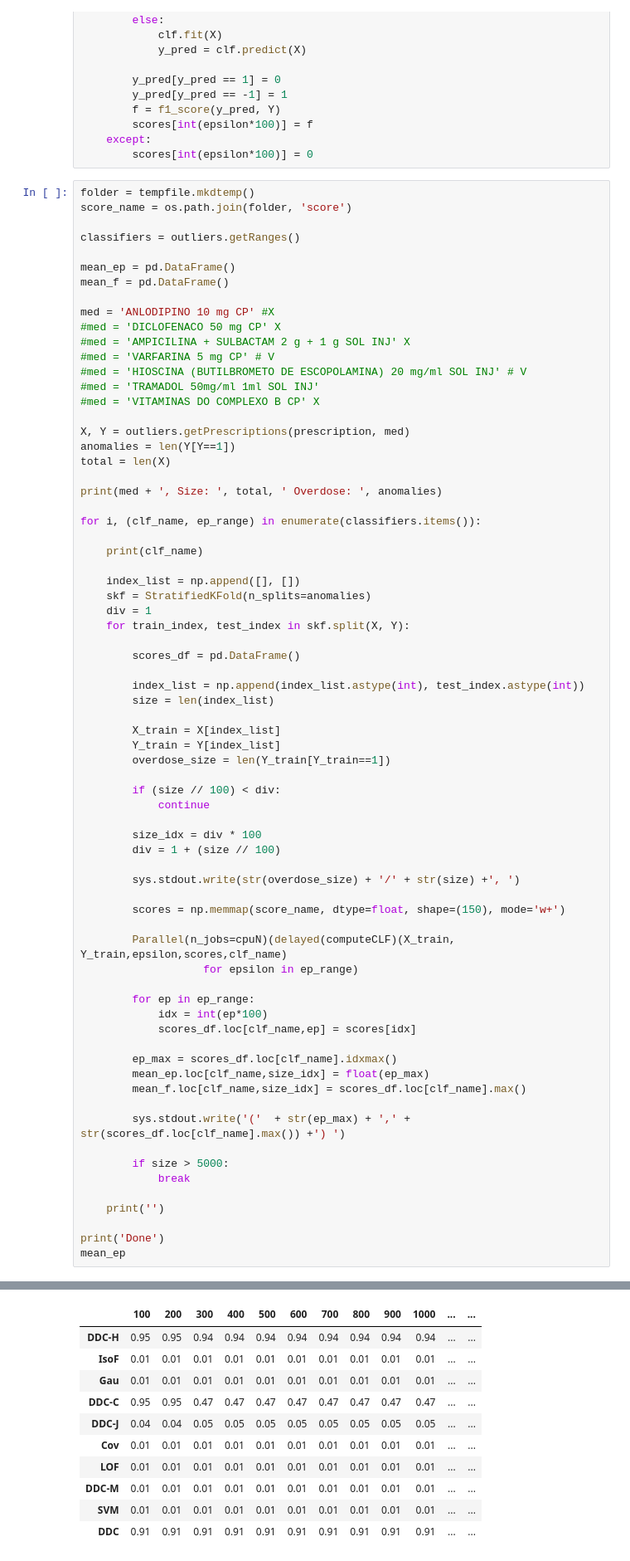
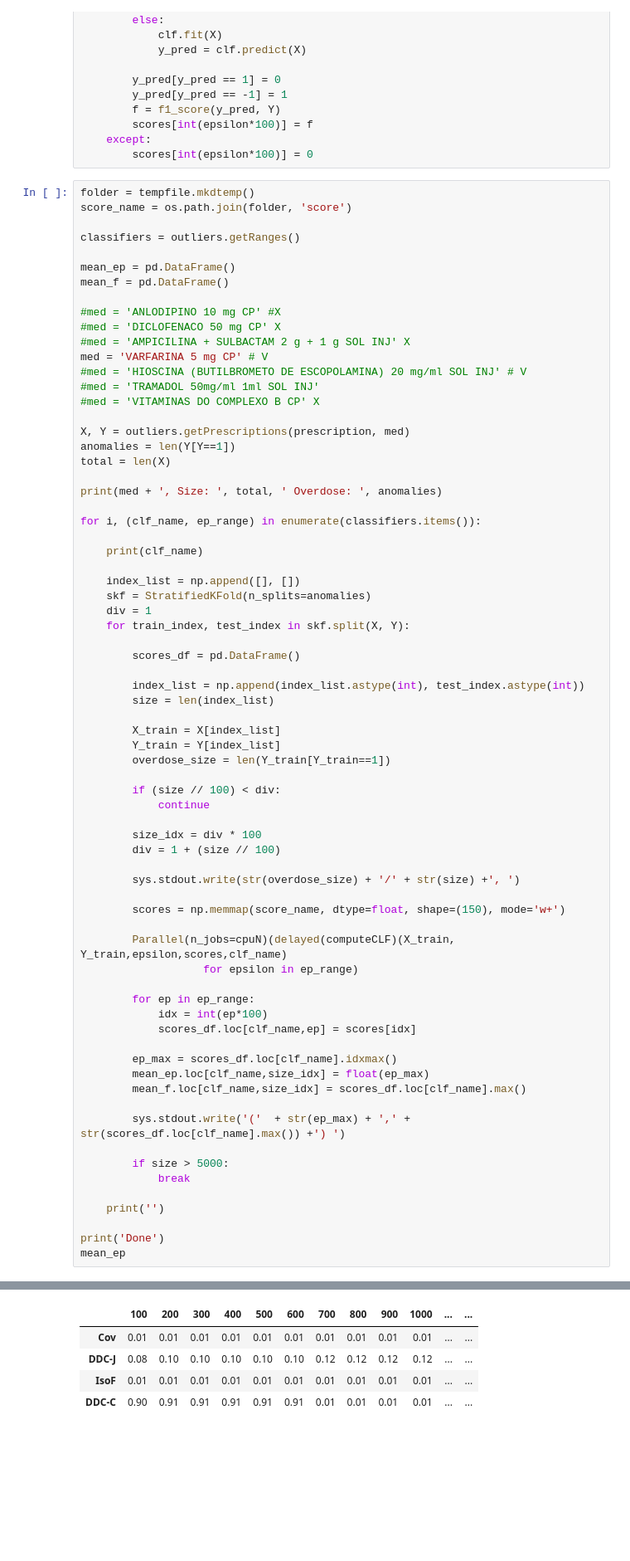
Before and after one commit to nlp-pucrs/prescription-outliers, a Jupyter notebook: paper_exp/Sec_VI_B_epsilon_error_chart.ipynb, the cells around one changed output, grey strips where cells are left out. Shown: that part at 83% size. Drawn from its saved outputs; the diff is of its cells as text; blank space fills up the shorter version.

```diff
--- a/paper_exp/Sec_VI_B_epsilon_error_chart.ipynb
+++ b/paper_exp/Sec_VI_B_epsilon_error_chart.ipynb
@@ -57,10 +57,10 @@ classifiers = outliers.getRanges()
 mean_ep = pd.DataFrame()
 mean_f = pd.DataFrame()
 
-med = 'ANLODIPINO 10 mg CP' #X
+#med = 'ANLODIPINO 10 mg CP' #X
 #med = 'DICLOFENACO 50 mg CP' X
 #med = 'AMPICILINA + SULBACTAM 2 g + 1 g SOL INJ' X
-#med = 'VARFARINA 5 mg CP' # V
+med = 'VARFARINA 5 mg CP' # V
 #med = 'HIOSCINA (BUTILBROMETO DE ESCOPOLAMINA) 20 mg/ml SOL INJ' # V
 #med = 'TRAMADOL 50mg/ml 1ml SOL INJ'
 #med = 'VITAMINAS DO COMPLEXO B CP' X
@@ -139,12 +132,6 @@ DDC
 Done
 |  | 100 | 200 | 300 | 400 | 500 | 600 | 700 | 800 | 900 | 1000 | ... | ... |
-| DDC-H | 0.95 | 0.95 | 0.94 | 0.94 | 0.94 | 0.94 | 0.94 | 0.94 | 0.94 | 0.94 | ... | ... |
+| Cov | 0.01 | 0.01 | 0.01 | 0.01 | 0.01 | 0.01 | 0.01 | 0.01 | 0.01 | 0.01 | ... | ... |
+| DDC-J | 0.08 | 0.10 | 0.10 | 0.10 | 0.10 | 0.10 | 0.12 | 0.12 | 0.12 | 0.12 | ... | ... |
 | IsoF | 0.01 | 0.01 | 0.01 | 0.01 | 0.01 | 0.01 | 0.01 | 0.01 | 0.01 | 0.01 | ... | ... |
-| Gau | 0.01 | 0.01 | 0.01 | 0.01 | 0.01 | 0.01 | 0.01 | 0.01 | 0.01 | 0.01 | ... | ... |
-| DDC-C | 0.95 | 0.95 | 0.47 | 0.47 | 0.47 | 0.47 | 0.47 | 0.47 | 0.47 | 0.47 | ... | ... |
-| DDC-J | 0.04 | 0.04 | 0.05 | 0.05 | 0.05 | 0.05 | 0.05 | 0.05 | 0.05 | 0.05 | ... | ... |
-| Cov | 0.01 | 0.01 | 0.01 | 0.01 | 0.01 | 0.01 | 0.01 | 0.01 | 0.01 | 0.01 | ... | ... |
-| LOF | 0.01 | 0.01 | 0.01 | 0.01 | 0.01 | 0.01 | 0.01 | 0.01 | 0.01 | 0.01 | ... | ... |
-| DDC-M | 0.01 | 0.01 | 0.01 | 0.01 | 0.01 | 0.01 | 0.01 | 0.01 | 0.01 | 0.01 | ... | ... |
-| SVM | 0.01 | 0.01 | 0.01 | 0.01 | 0.01 | 0.01 | 0.01 | 0.01 | 0.01 | 0.01 | ... | ... |
-| DDC | 0.91 | 0.91 | 0.91 | 0.91 | 0.91 | 0.91 | 0.91 | 0.91 | 0.91 | 0.91 | ... | ... |
+| DDC-C | 0.90 | 0.91 | 0.91 | 0.91 | 0.91 | 0.91 | 0.01 | 0.01 | 0.01 | 0.01 | ... | ... |
```
Also changed, not shown: parts of 4 cells of this notebook, 4 other files.
